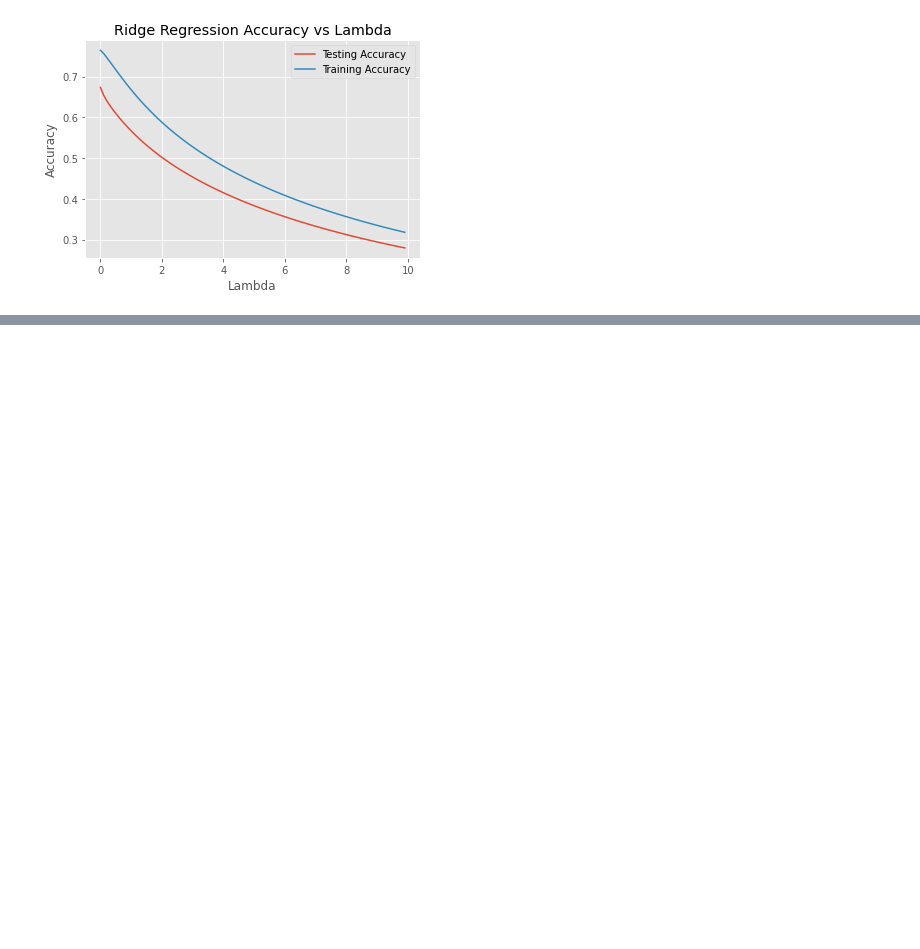
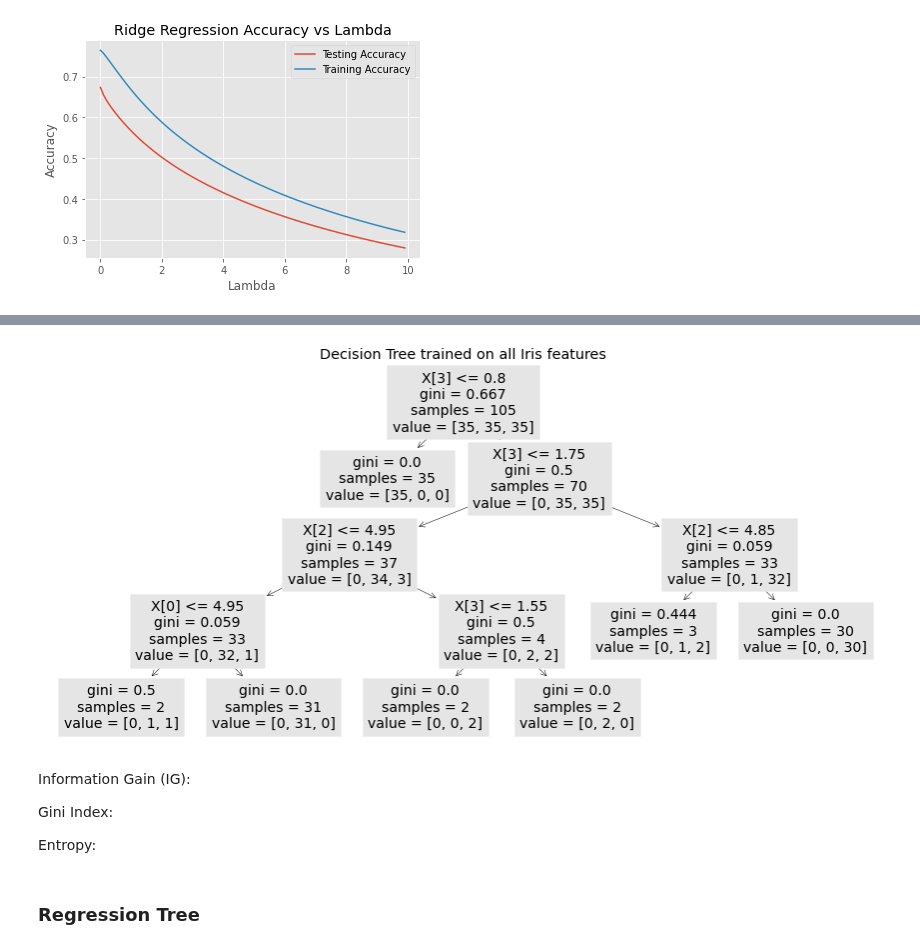
Before and after one commit to rmarinplana/personalProjects, a Jupyter notebook: supervised_learning_study.ipynb, the cells around one changed output, grey strips where cells are left out. Saved outputs shown, nothing was run; the diff lists cells and outputs as text; code cells hidden in the pictures; blank space fills up the shorter version.

Commit message:
Add decision tree to supervised learning study

```diff
--- a/supervised_learning_study.ipynb
+++ b/supervised_learning_study.ipynb
@@ -451,0 +488,19 @@ Text(0, 0.5, 'Accuracy')
+# %%
+iris = datasets.load_iris()
+type(iris)
+x = iris.data
+y = iris.target
+df = pd.DataFrame(x, columns=iris.feature_names)
+# %%
+from sklearn.model_selection import train_test_split
+from sklearn.tree import DecisionTreeClassifier, plot_tree
+from sklearn.metrics import confusion_matrix, classification_report
+
+X_train, X_test, y_train, y_test = train_test_split(df, y, test_size=0.3, random_state=0, stratify=y)
+
+dt = DecisionTreeClassifier(criterion="gini", max_depth=6, min_samples_leaf=2, random_state=0)
+dt.fit(X_train, y_train)
+y_pred = dt.predict(X_test)
+print("Accuracy:", dt.score(X_test, y_test))
+print("Confusion Matrix:\n", confusion_matrix(y_pred, y_test))
+print("Classification Report:\n",  classification_report(y_pred, y_test))
@@ -451,0 +523,15 @@ Text(0, 0.5, 'Accuracy')
+# %%
+plt.figure(figsize=(15, 7))
+plot_tree(dt)
+plt.title("Decision Tree trained on all Iris features")
+plt.show()
+# %% [output]
+[figure, added]
+# %% [markdown]
+Information Gain (IG):
+
+Gini Index:
+
+Entropy:
+# %% [markdown]
+### Regression Tree
```
Also changed, not shown: parts of 12 cells of this notebook.
